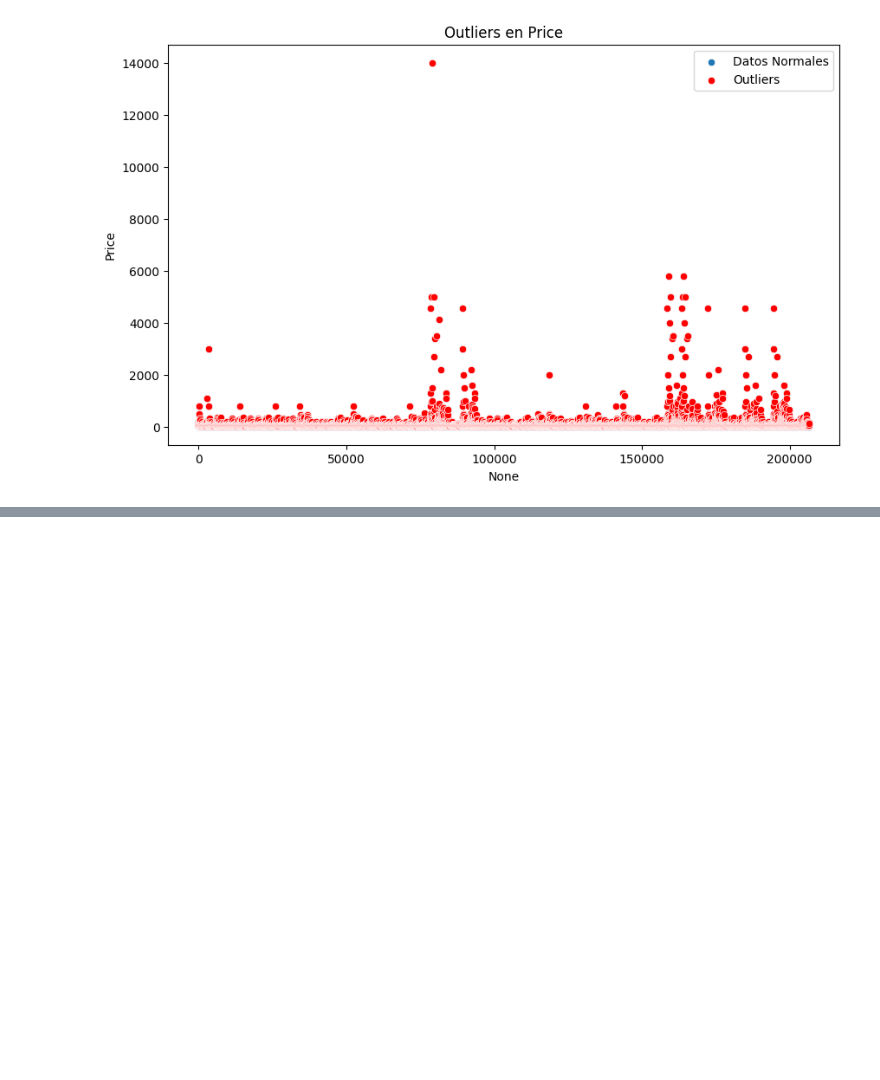
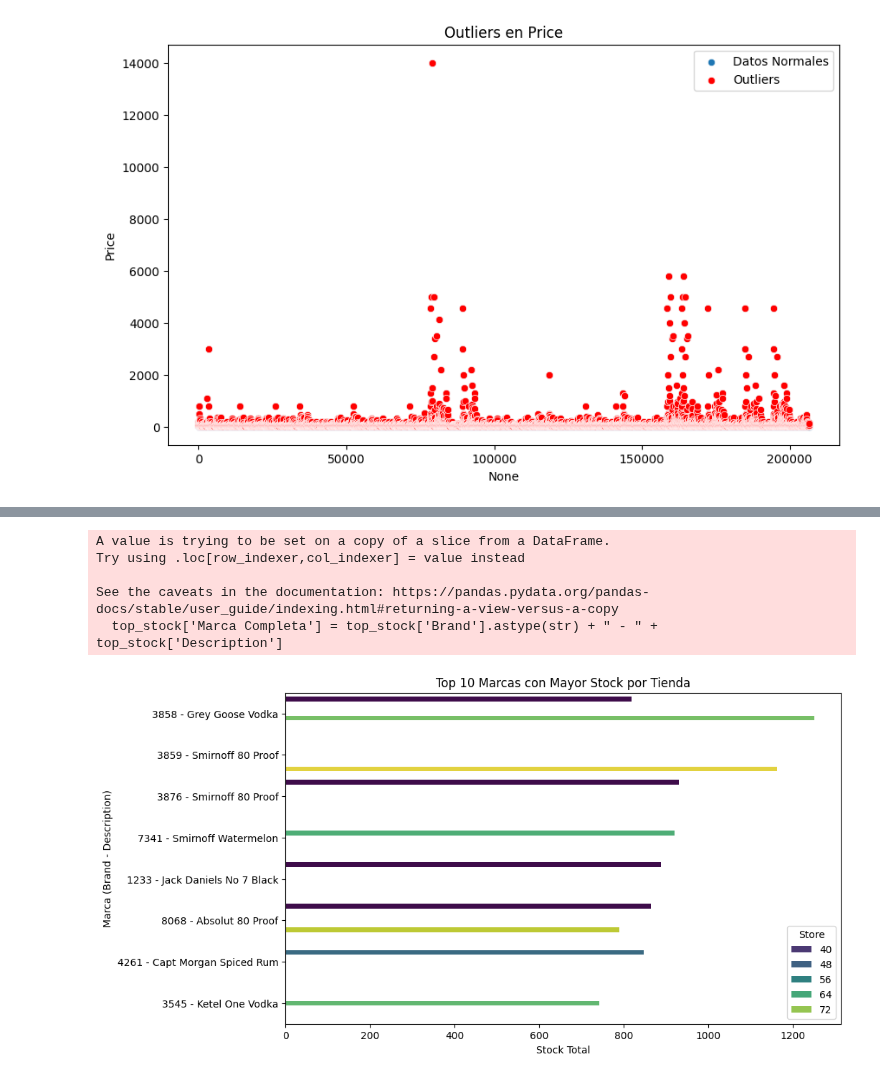
Before and after one commit to danipars/Analisis_Inventario_Distribuidora_Licores_AMCDrinks, a Jupyter notebook: EDA/InventarioInicialTienda.ipynb, the cells around one changed output, grey strips where cells are left out. Saved outputs shown, nothing was run; the diff lists cells and outputs as text; code cells hidden in the pictures; blank space fills up the shorter version.

Commit message:
Gráfico 'Top 10 Marcas con Mayor Stock por Tienda

```diff
--- a/EDA/InventarioInicialTienda.ipynb
+++ b/EDA/InventarioInicialTienda.ipynb
@@ -155,0 +223,13 @@ for columna in columnas_a_verificar:
+# %%
+# Agrupar por 'Store', 'Brand' y 'description' y sumar el stock de 'onHand'
+StockEnTienda = df_InventarioInicial.groupby(['Store', 'Brand', 'Description'])['onHand'].sum().reset_index(name='Stock Total')
+
+# Ordenar por la columna 'Stock Total' en orden descendente para ver las combinaciones con mayor stock
+StockEnTienda = StockEnTienda.sort_values(by='Stock Total', ascending=False)
+
+# Seleccionar las 10 combinaciones con mayor stock
+top_stock = StockEnTienda.head(10)
+
+# Mostrar la tabla de las 10 tiendas, marcas y nombres con mayor stock
+print("Top 10 Marcas con Mayor Stock por Tienda:")
+print(top_stock)
@@ -155,0 +249,21 @@ for columna in columnas_a_verificar:
+# %%
+# Crear una nueva columna que combine 'Brand' y 'Description' para mostrar en el gráfico
+top_stock['Marca Completa'] = top_stock['Brand'].astype(str) + " - " + top_stock['Description']
+
+# Gráfico de barras horizontales para el top 10 de marcas con mayor stock por tienda
+plt.figure(figsize=(10, 6))
+sns.barplot(x='Stock Total', y='Marca Completa', hue='Store', data=top_stock, palette='viridis')
+
+# Título y etiquetas
+plt.title('Top 10 Marcas con Mayor Stock por Tienda')
+plt.xlabel('Stock Total')
+plt.ylabel('Marca (Brand - Description)')
+
+plt.show()
+# %% [output]
+A value is trying to be set on a copy of a slice from a DataFrame.
+Try using .loc[row_indexer,col_indexer] = value instead
+
+See the caveats in the documentation: https://pandas.pydata.org/pandas-docs/stable/user_guide/indexing.html#returning-a-view-versus-a-copy
+  top_stock['Marca Completa'] = top_stock['Brand'].astype(str) + " - " + top_stock['Description']
+[figure, added]
```
Also changed, not shown: parts of 4 cells of this notebook.
